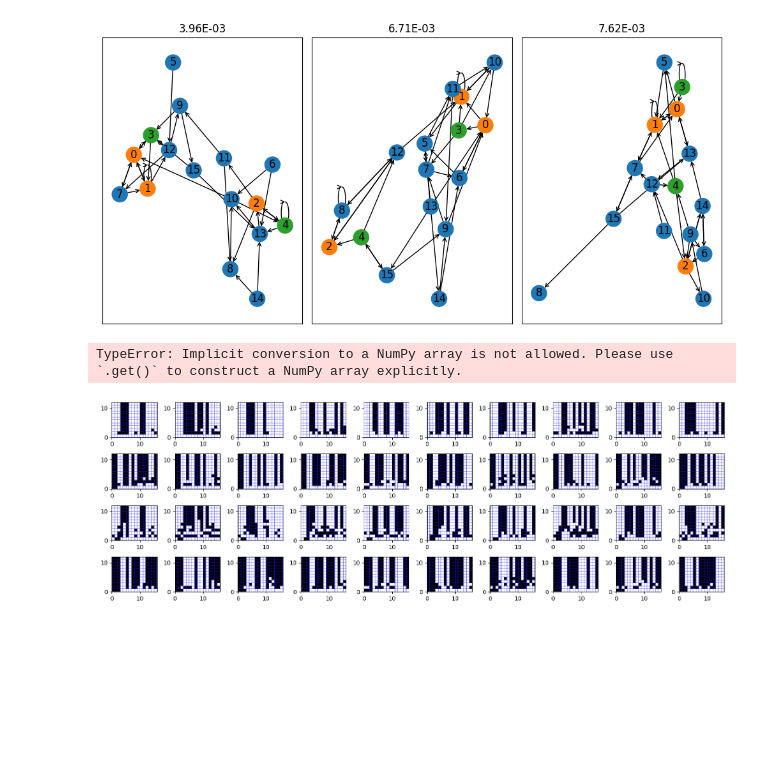
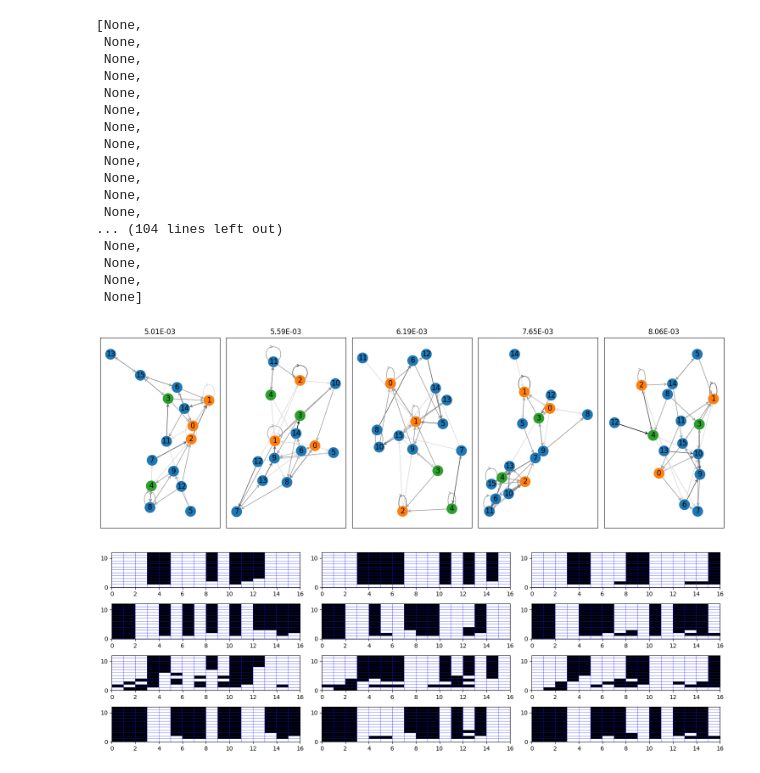
Before and after one commit to trevormccrt/gpuaffman_networks, a Jupyter notebook: genetics/analysis/sequential_and_task_results.ipynb, the cells around one changed output. Cells and saved outputs as stored; diff of their text form; code cells hidden in the pictures; blank space fills up the shorter version.

```diff
--- a/genetics/analysis/sequential_and_task_results.ipynb
+++ b/genetics/analysis/sequential_and_task_results.ipynb
@@ -13,7 +13,7 @@ sys.path.append(os.path.join(os.getenv("HOME"), "gpuaffman_networks/"))
 import general_network_visualization
 from genetics import analysis_util, tasks
 # %%
-data_path = "boolean_network_data/sequential_and_evolution_results/2023-02-18-14-33-48/batch_1.npz"
+data_path = "boolean_network_data/sequential_and_evolution_results/2023-02-19-16-37-31/batch_1.npz"
 data = np.load(os.path.join(os.getenv("DATA_DIR"), data_path))
 # %%
 N = data["N"]
@@ -28,32 +28,49 @@ best_functions, best_conn, best_used_conn, sorted_perfs =  analysis_util.sort_by
 import importlib
 importlib.reload(general_network_visualization)
 graphs = [general_network_visualization.influence_graph_from_ragged_spec(f[0, :, :], c[0, :, :], uc[0, :, :]) for f, c, uc in zip(cp.asnumpy(best_functions), cp.asnumpy(best_conn), cp.asnumpy(best_used_conn))]
+[g.remove_nodes_from(list(nx.isolates(g))) for g in graphs]
+# %% [output]
+[None,
+ None,
+ None,
+ None,
+ None,
+ None,
+ None,
+ None,
+ None,
+ None,
+ None,
+ None,
+... (104 lines left out)
+ None,
+ None,
+ None,
+ None]
 # %%
 import importlib
 importlib.reload(general_network_visualization)
-best_to_plot = 3
+best_to_plot = 5
 to_plot = graphs[:best_to_plot]
-fig, axs = plt.subplots(ncols=len(to_plot), figsize=(10,5))
+fig, axs = plt.subplots(ncols=len(to_plot), figsize=(15,5))
 node_colors = ["C0"] * int(N)
 node_colors[0] = "C1"
 node_colors[1] = "C1"
 node_colors[2] = "C1"
 node_colors[3] = "C2"
 node_colors[4] = "C2"
 
 
 
 for g, ax, err in zip(graphs, axs, sorted_perfs[:best_to_plot]):
     pos = nx.spring_layout(g, iterations=100)
-    general_network_visualization.plot_network_directed(g, pos, ax, node_colors)
+    general_network_visualization.plot_network_directed(g, pos, ax, node_colors[:len(g.nodes)])
     ax.set_title("{:.2E}".format(err))
 fig.tight_layout()
 # %% [output]
-[figure, old version]
+[figure, new version]
 # %%
-influence = analysis_util.compute_influence(best_functions[:2, 0, ...])
+influence = analysis_util.compute_influence(cp.asnumpy(best_functions[:2, 0, ...]))
-# %% [output]
-TypeError: Implicit conversion to a NumPy array is not allowed. Please use `.get()` to construct a NumPy array explicitly.
 # %%
 importlib.reload(analysis_util)
 example_trajs, example_noise = analysis_util.run_dynamics_forward_save_state(cp.array(batched_input_state), best_functions, best_conn, best_used_conn, 10, 0)
@@ -67,5 +84,5 @@ for i in range(best_to_plot):
         axs[j, i].pcolor(cp.asnumpy(example_trajs[:, k, i, :]), cmap="Greys", linewidth=0.3, edgecolors="blue")
 fig.tight_layout()
 # %% [output]
-[figure, old version]
+[figure, new version]
 # %%
```
Also changed, not shown: parts of 2 cells of this notebook, 9 other files.
